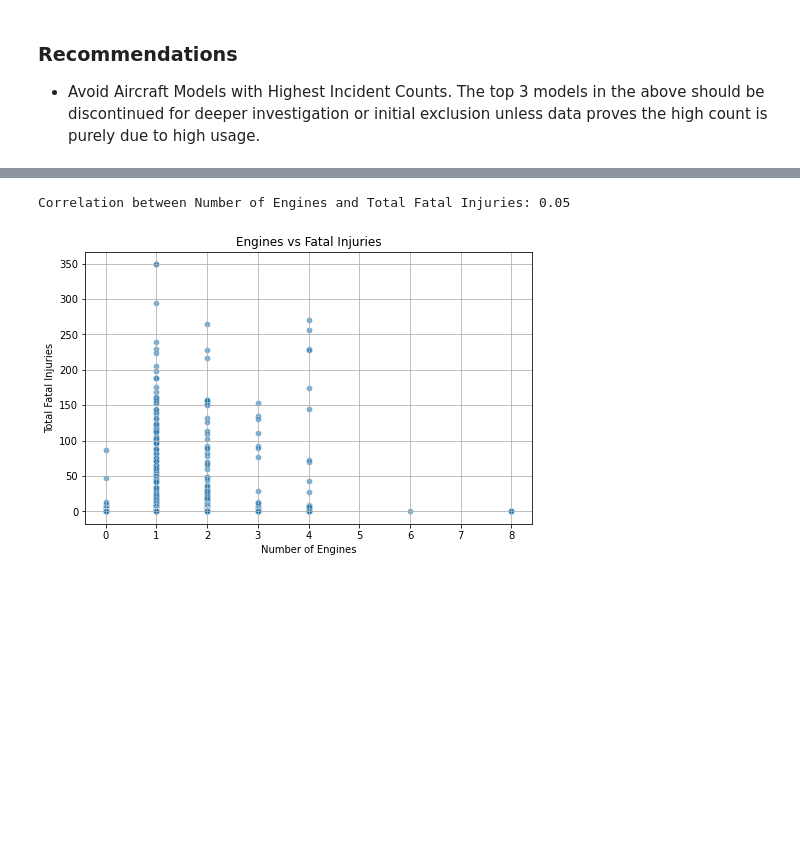
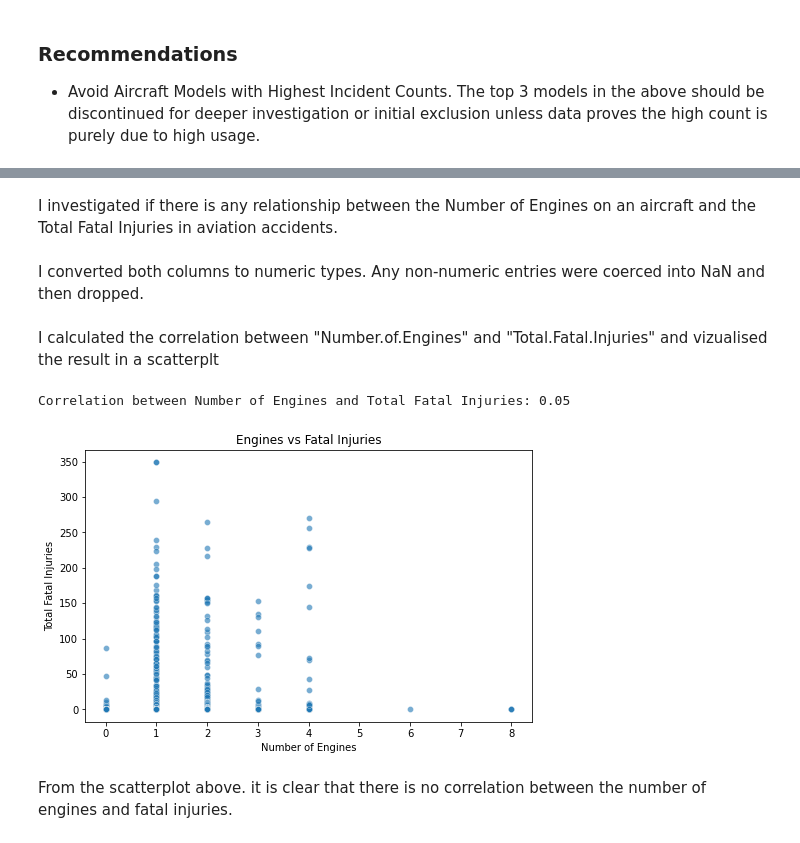
Before and after one commit to Julie-t/Phase1Project, a Jupyter notebook: aviation.ipynb, the cells around one changed output, grey strips where cells are left out. Saved outputs shown, nothing was run; the diff lists cells and outputs as text; code cells hidden in the pictures; blank space fills up the shorter version.

```diff
--- a/aviation.ipynb
+++ b/aviation.ipynb
@@ -299 +311,4 @@ initial exclusion unless data proves the high count is purely due to high usage.
+# %%
+# Update "CESSNA" to "Cessna" in the 'Make' column
+aviation_df_cleaned["Make"] = aviation_df_cleaned["Make"].replace("CESSNA", "Cessna")
 # %%
@@ -414,0 +438,2 @@ engine_injury_df = aviation_df_cleaned[['Number.of.Engines', 'Total.Fatal.Injuri
+# %% [markdown]
+ I investigated if there is any relationship between the Number of Engines on an aircraft and the Total Fatal Injuries in aviation accidents.
@@ -415,22 +442,25 @@ engine_injury_df = aviation_df_cleaned[['Number.of.Engines', 'Total.Fatal.Injuri
+# %% [markdown]
+I converted both columns to numeric types. Any non-numeric entries were coerced into NaN and then dropped.
 # %%
 engine_injury_df['Number.of.Engines'] = pd.to_numeric(engine_injury_df['Number.of.Engines'], errors='coerce')
 engine_injury_df['Total.Fatal.Injuries'] = pd.to_numeric(engine_injury_df['Total.Fatal.Injuries'], errors='coerce')
+# %% [markdown]
+I calculated the correlation between "Number.of.Engines" and "Total.Fatal.Injuries" and vizualised the result in a scatterplt
 # %%
 # Drop remaining NaNs
 engine_injury_df.dropna(inplace=True)
 
 # Calculate correlation
 correlation = engine_injury_df.corr().iloc[0, 1]
 print(f"Correlation between Number of Engines and Total Fatal Injuries: {correlation:.2f}")
 
 # Plot
 plt.figure(figsize=(8, 5))
 sns.scatterplot(data=engine_injury_df, x='Number.of.Engines', y='Total.Fatal.Injuries', alpha=0.6)
 plt.title("Engines vs Fatal Injuries")
 plt.xlabel("Number of Engines")
 plt.ylabel("Total Fatal Injuries")
-plt.grid(True)
 plt.show()
 # %% [output]
 Correlation between Number of Engines and Total Fatal Injuries: 0.05
-[figure, old version]
+[figure, new version]
@@ -438,0 +467,2 @@ aviation_df_cleaned.to_csv("aviationData_cleaned.csv")
+# %% [markdown]
+From the scatterplot above. it is clear that there is no correlation between the number of engines and fatal injuries.
```
Also changed, not shown: parts of 29 cells of this notebook, 2 other files.
